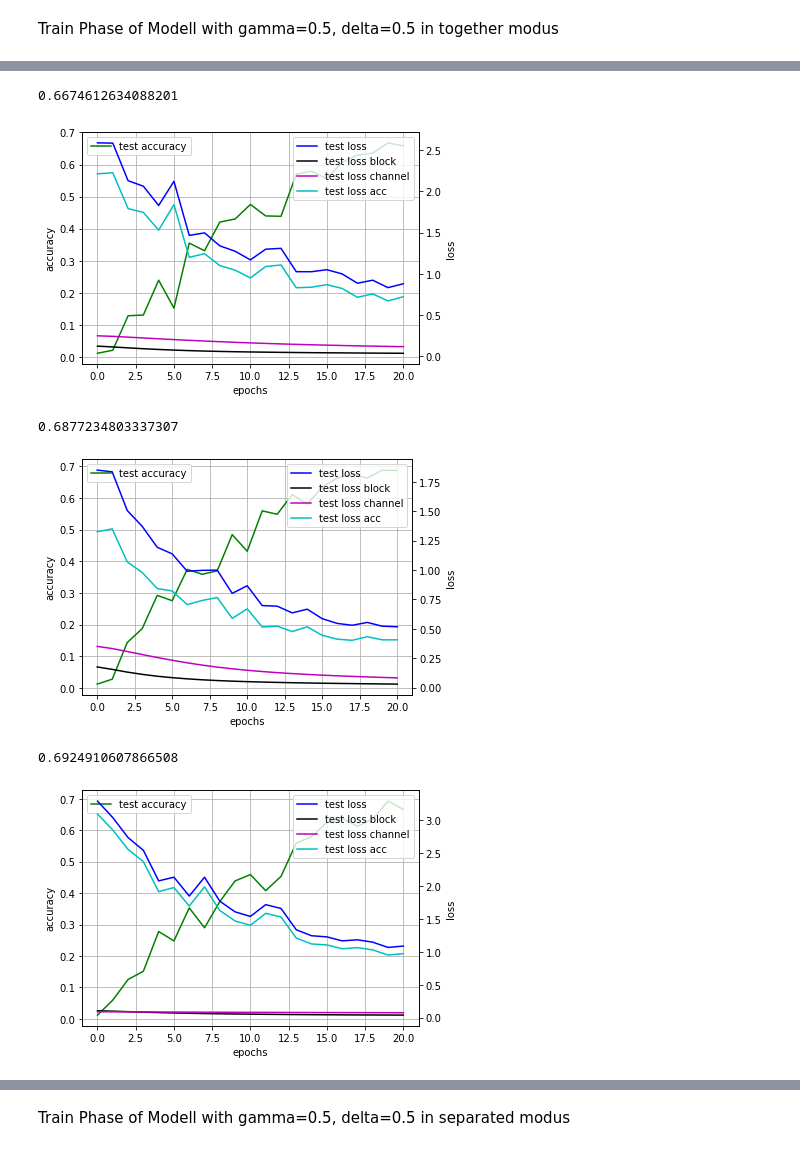
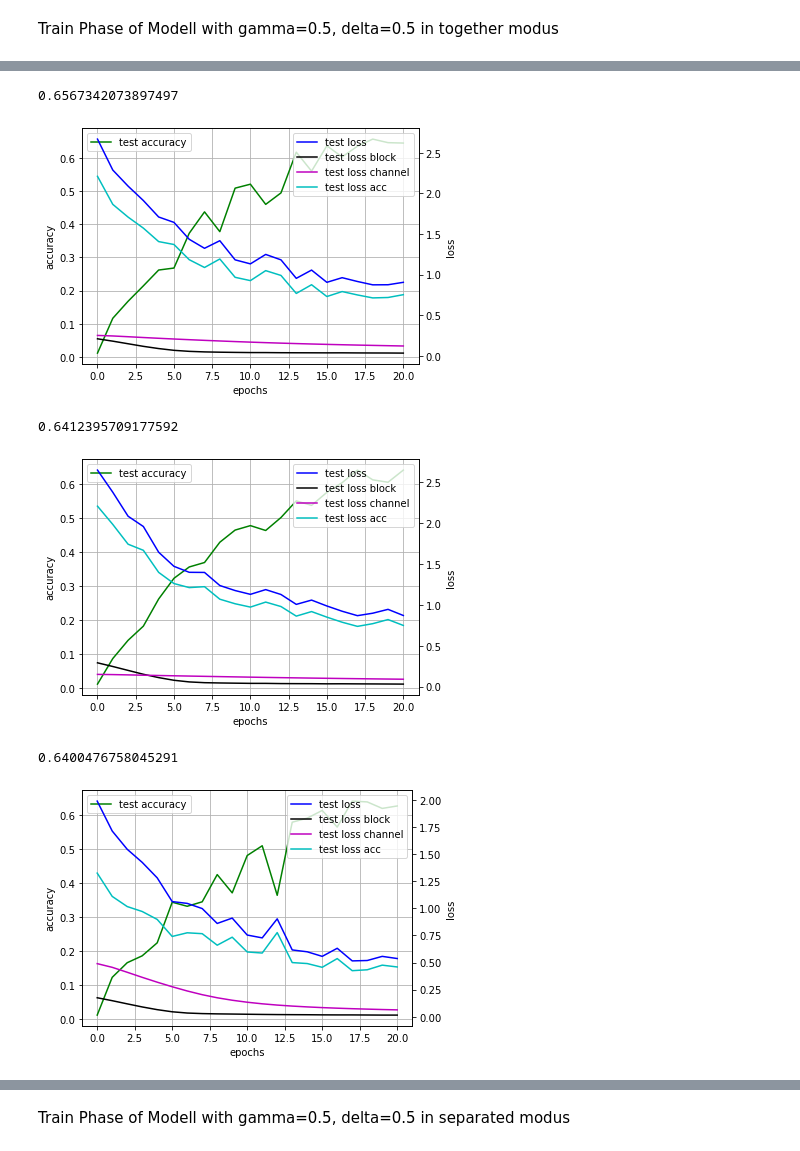
Before and after one commit to 1337Eddy/PruningBirdNet, a Jupyter notebook: visualizations.ipynb, the cells around one changed output, grey strips where cells are left out. Cells and saved outputs as stored; diff of their text form; code cells hidden in the pictures.

```diff
--- a/visualizations.ipynb
+++ b/visualizations.ipynb
@@ -314,16 +337,16 @@ plot_train_phase_new("/media/eddy/datasets/models/no_maxpool/search_gamma_delta/
 # %%
-plot_train_phase_new("/media/eddy/datasets/models/no_maxpool/search_gamma_delta/gamma05_delta05/birdnet_final.pt", "/media/eddy/datasets/models/no_maxpool/search_gamma_delta/gamma05_delta05/")
+plot_train_phase_new("/media/eddy/datasets/models/SSS_hard_temp/search_baseline/delta05_gamma05/birdnet_final.pt")
 # %% [output]
-0.6674612634088201
+0.6567342073897497
-[figure, old version]
+[figure, new version]
 # %%
-plot_train_phase_new("/media/eddy/datasets/models/no_maxpool/search_gamma_delta/gamma05_delta07/birdnet_final.pt", "/media/eddy/datasets/models/no_maxpool/search_gamma_delta/gamma05_delta07/")
+plot_train_phase_new("/media/eddy/datasets/models/SSS_hard_temp/search_baseline/delta05_gamma07/birdnet_final.pt")
 # %% [output]
-0.6877234803337307
+0.6412395709177592
-[figure, old version]
+[figure, new version]
 # %%
-plot_train_phase_new("/media/eddy/datasets/models/no_maxpool/search_gamma_delta/gamma07_delta03/birdnet_final.pt", "/media/eddy/datasets/models/no_maxpool/search_gamma_delta/gamma07_delta03/")
+plot_train_phase_new("/media/eddy/datasets/models/SSS_hard_temp/search_baseline/delta07_gamma03/birdnet_final.pt")
 # %% [output]
-0.6924910607866508
+0.6400476758045291
-[figure, old version]
+[figure, new version]
 # %%
```
Also changed, not shown: parts of 37 cells of this notebook, 2 other files.
